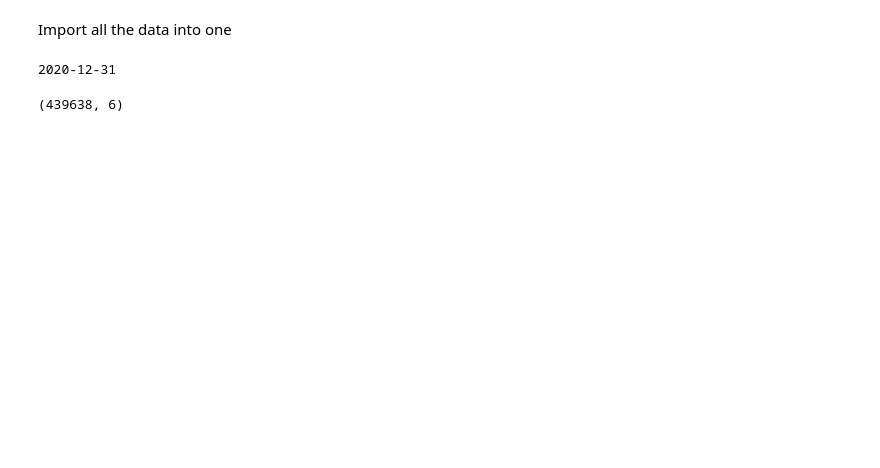
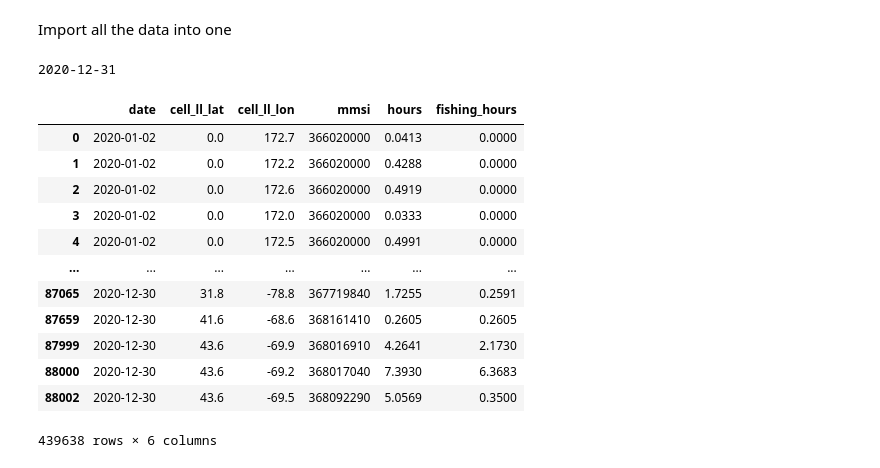
Before and after one commit to WillySwain/Fishwrecks, a Jupyter notebook: vessels_cleaning.ipynb, the cells around one changed output. Saved outputs shown, nothing was run; the diff lists cells and outputs as text; code cells hidden in the pictures; blank space fills up the shorter version.

```diff
--- a/vessels_cleaning.ipynb
+++ b/vessels_cleaning.ipynb
@@ -3,26 +3,37 @@ Import all the data into one
 # %%
 import pandas as pd
 import numpy as np
 from datetime import datetime as dt
 from dateutil.relativedelta import relativedelta
-
 curr_date = dt.strptime("2020-01-02", "%Y-%m-%d")
 end_date = dt.strptime("2020-12-31", "%Y-%m-%d")
 vessels_df = pd.read_csv(f'./mmsi-daily-csvs-10-v2-2020/{curr_date:%Y-%m-%d}.csv')
 curr_date = curr_date + relativedelta(days=1)
 while curr_date < end_date:
     temp_df = pd.read_csv(f'./mmsi-daily-csvs-10-v2-2020/{curr_date:%Y-%m-%d}.csv')
     # Remove where fishing hours is 0 because that means the vessel wasn't fishing at that location
     temp_df = temp_df[temp_df.fishing_hours != 0]
     temp_df = temp_df[temp_df.cell_ll_lat >= 23.5]
     temp_df = temp_df[temp_df.cell_ll_lat <= 50]
     temp_df = temp_df[temp_df.cell_ll_lon <= -60]
     temp_df = temp_df[temp_df.cell_ll_lon >= -100]
     vessels_df = pd.concat([vessels_df, temp_df])
     curr_date = curr_date + relativedelta(days=1)
     print(f'{curr_date:%Y-%m-%d}', end='\r')
 
-vessels_df.shape
+vessels_df
 # %% [output]
 2020-12-31
+|  | date | cell_ll_lat | cell_ll_lon | mmsi | hours | fishing_hours |
+| 0 | 2020-01-02 | 0.0 | 172.7 | 366020000 | 0.0413 | 0.0000 |
+| 1 | 2020-01-02 | 0.0 | 172.2 | 366020000 | 0.4288 | 0.0000 |
+| 2 | 2020-01-02 | 0.0 | 172.6 | 366020000 | 0.4919 | 0.0000 |
+| 3 | 2020-01-02 | 0.0 | 172.0 | 366020000 | 0.0333 | 0.0000 |
+| 4 | 2020-01-02 | 0.0 | 172.5 | 366020000 | 0.4991 | 0.0000 |
+| ... | ... | ... | ... | ... | ... | ... |
+| 87065 | 2020-12-30 | 31.8 | -78.8 | 367719840 | 1.7255 | 0.2591 |
+| 87659 | 2020-12-30 | 41.6 | -68.6 | 368161410 | 0.2605 | 0.2605 |
+| 87999 | 2020-12-30 | 43.6 | -69.9 | 368016910 | 4.2641 | 2.1730 |
+| 88000 | 2020-12-30 | 43.6 | -69.2 | 368017040 | 7.3930 | 6.3683 |
+| 88002 | 2020-12-30 | 43.6 | -69.5 | 368092290 | 5.0569 | 0.3500 |
-(439638, 6)
+439638 rows × 6 columns
```
Also changed, not shown: parts of 2 cells of this notebook.
